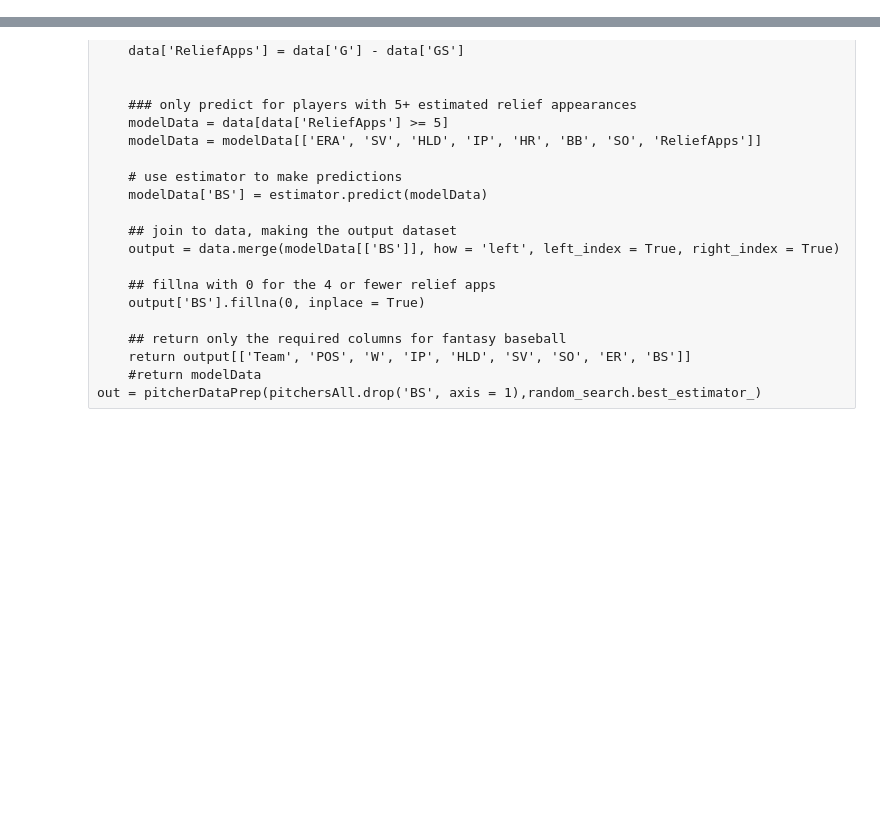
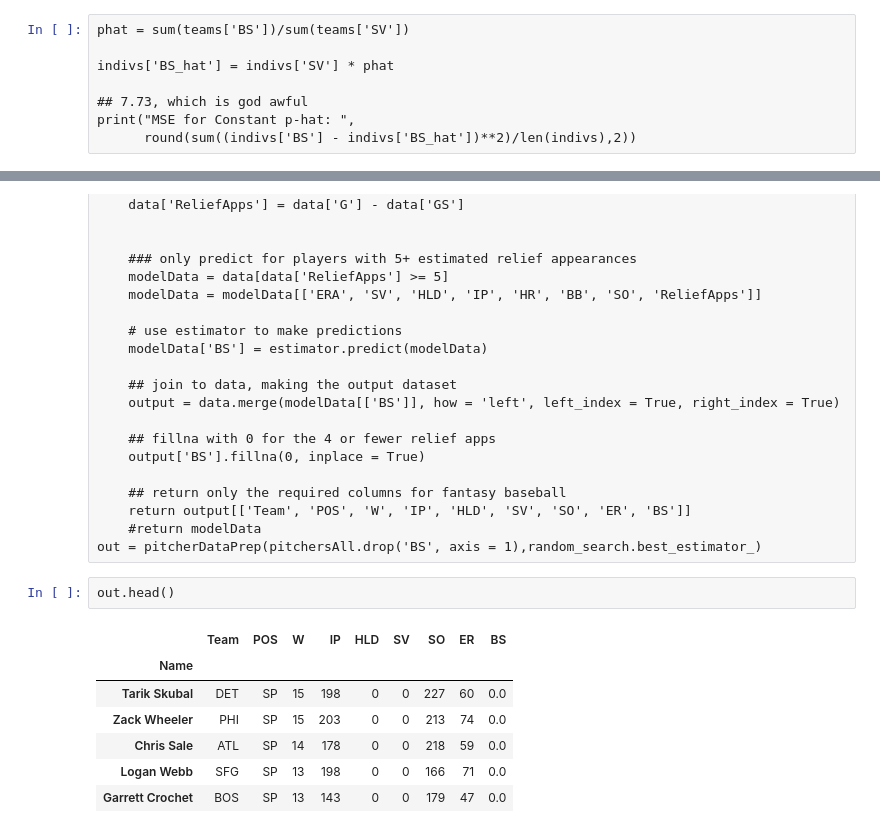
Before and after one commit to jdlesniak/FBB_Points, a Jupyter notebook: explore/cleaning.ipynb, the cells around one changed output, grey strips where cells are left out. Saved outputs shown, nothing was run; the diff lists cells and outputs as text; blank space fills up the shorter version.

```diff
--- a/explore/cleaning.ipynb
+++ b/explore/cleaning.ipynb
@@ -288,0 +280,8 @@ print(round(sum((merged['BS'] - merged['BS_est'])**2)/len(merged),2))
+# %%
+phat = sum(teams['BS'])/sum(teams['SV'])
+
+indivs['BS_hat'] = indivs['SV'] * phat
+
+## 7.73, which is god awful
+print("MSE for Constant p-hat: ",
+      round(sum((indivs['BS'] - indivs['BS_hat'])**2)/len(indivs),2))
@@ -440,3 +441,13 @@ def pitcherDataPrep(data, estimator):
     return output[['Team', 'POS', 'W', 'IP', 'HLD', 'SV', 'SO', 'ER', 'BS']]
     #return modelData
 out = pitcherDataPrep(pitchersAll.drop('BS', axis = 1),random_search.best_estimator_)
+# %%
+out.head()
+# %% [output]
+|  | Team | POS | W | IP | HLD | SV | SO | ER | BS |
+| Name |  |  |  |  |  |  |  |  |  |
+| Tarik Skubal | DET | SP | 15 | 198 | 0 | 0 | 227 | 60 | 0.0 |
+| Zack Wheeler | PHI | SP | 15 | 203 | 0 | 0 | 213 | 74 | 0.0 |
+| Chris Sale | ATL | SP | 14 | 178 | 0 | 0 | 218 | 59 | 0.0 |
+| Logan Webb | SFG | SP | 13 | 198 | 0 | 0 | 166 | 71 | 0.0 |
+| Garrett Crochet | BOS | SP | 13 | 143 | 0 | 0 | 179 | 47 | 0.0 |
```
Also changed, not shown: parts of 5 cells of this notebook.
